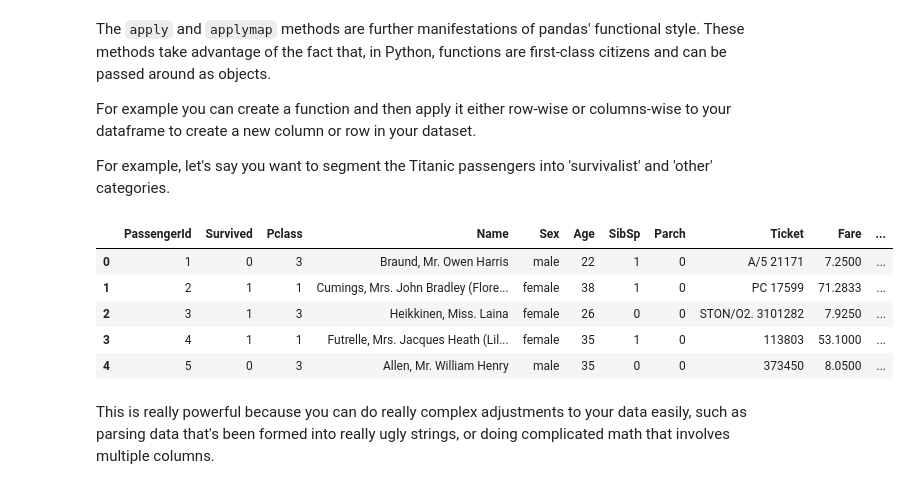
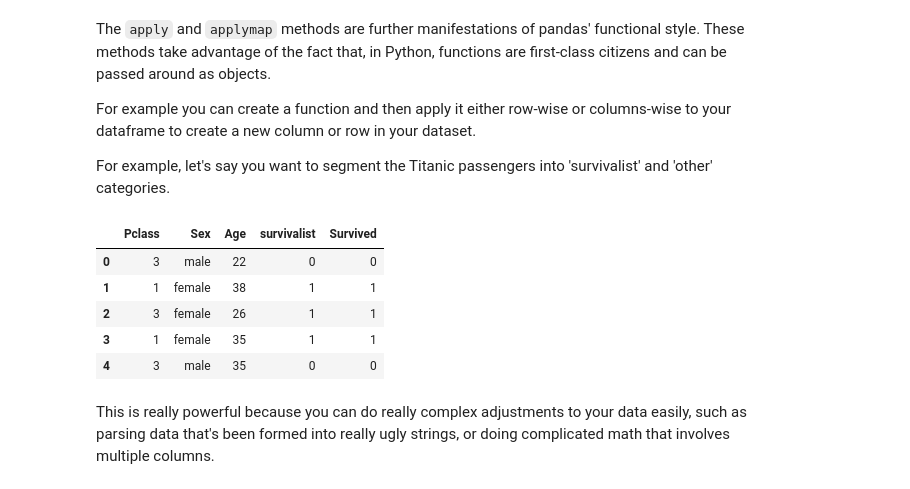
Before and after one commit to jackiekazil/intro_pandas, a Jupyter notebook: pandas_tutorial.ipynb, the cells around one changed output. Drawn from its saved outputs; the diff is of its cells as text; code cells hidden in the pictures.

```diff
--- a/pandas_tutorial.ipynb
+++ b/pandas_tutorial.ipynb
@@ -540,20 +553,20 @@ For example, let's say you want to segment the Titanic passengers into 'survival
 # %%
 def segment_passengers(row):
     if row['Sex'] == 'female' or (row['Pclass'] ==1 and row['Age'] < 18):
         return 1
 
     return 0
 
 # axis=1 is to apply the function to each row
 titanic['survivalist'] = titanic.apply(segment_passengers, axis=1)
-titanic.head()
+titanic.head()[['Pclass', 'Sex', 'Age', 'survivalist', 'Survived']]
 # %% [output]
-|  | PassengerId | Survived | Pclass | Name | Sex | Age | SibSp | Parch | Ticket | Fare | ... |
-| 0 | 1 | 0 | 3 | Braund, Mr. Owen Harris | male | 22 | 1 | 0 | A/5 21171 | 7.2500 | ... |
-| 1 | 2 | 1 | 1 | Cumings, Mrs. John Bradley (Flore... | female | 38 | 1 | 0 | PC 17599 | 71.2833 | ... |
-| 2 | 3 | 1 | 3 | Heikkinen, Miss. Laina | female | 26 | 0 | 0 | STON/O2. 3101282 | 7.9250 | ... |
-| 3 | 4 | 1 | 1 | Futrelle, Mrs. Jacques Heath (Lil... | female | 35 | 1 | 0 | 113803 | 53.1000 | ... |
-| 4 | 5 | 0 | 3 | Allen, Mr. William Henry | male | 35 | 0 | 0 | 373450 | 8.0500 | ... |
+|  | Pclass | Sex | Age | survivalist | Survived |
+| 0 | 3 | male | 22 | 0 | 0 |
+| 1 | 1 | female | 38 | 1 | 1 |
+| 2 | 3 | female | 26 | 1 | 1 |
+| 3 | 1 | female | 35 | 1 | 1 |
+| 4 | 3 | male | 35 | 0 | 0 |
 # %% [markdown]
 This is really powerful because you can do really complex adjustments to your data easily, such as parsing data that's been formed into really ugly strings, or doing complicated math that involves multiple columns.
 # %% [markdown]
```
Also changed, not shown: parts of 5 cells of this notebook, 1 other file.
